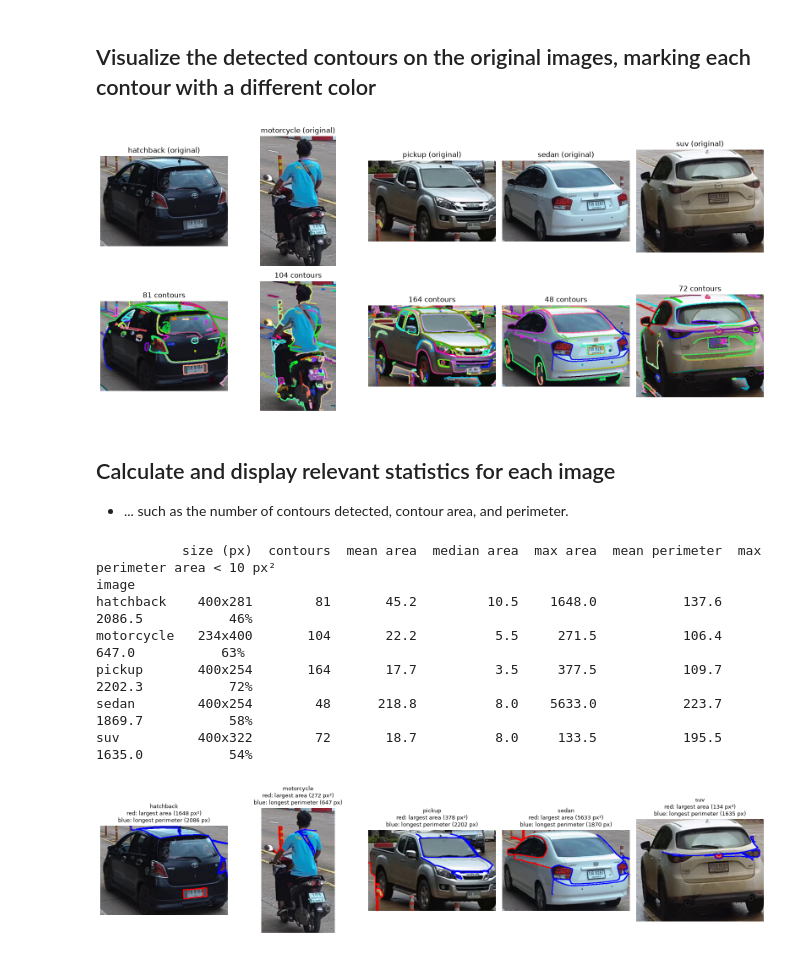
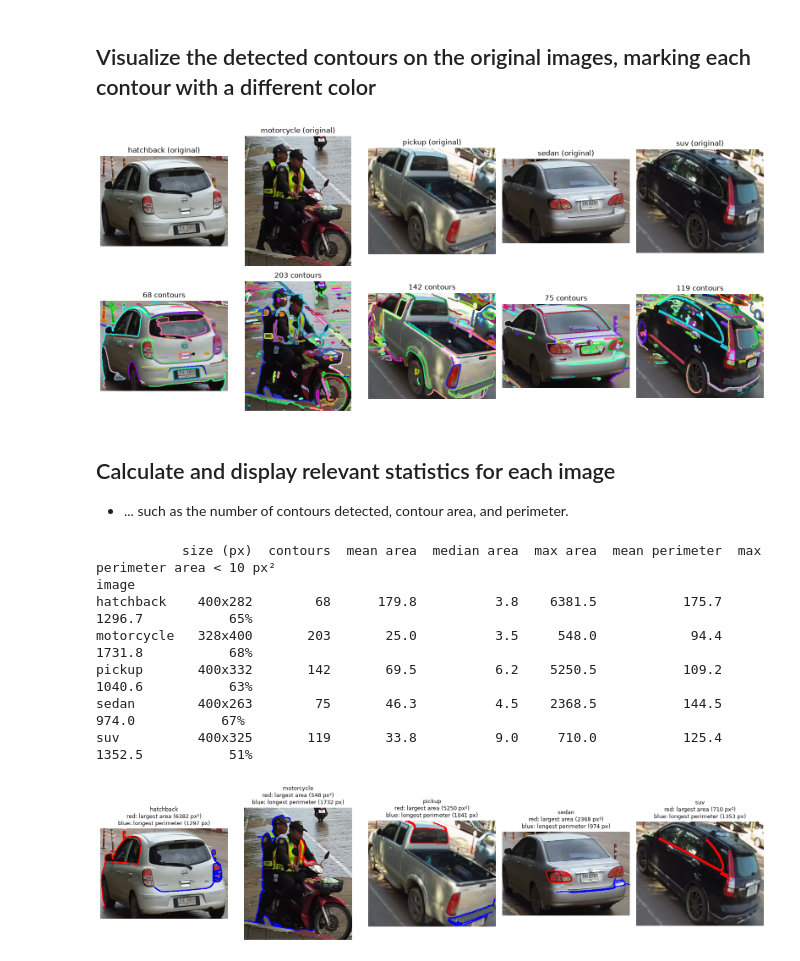
Before and after one commit to johannegg/IT3212, a Jupyter notebook: Assignment2/contour_detection.ipynb, the cells around one changed output. Cells and saved outputs as stored; diff of their text form; code cells hidden in the pictures.

Commit message:
change to same images used in blob detection

```diff
--- a/Assignment2/contour_detection.ipynb
+++ b/Assignment2/contour_detection.ipynb
@@ -48,35 +48,35 @@ Total images: 1310
 # %%
 import matplotlib.pyplot as plt
 
 # One example image per class
 examples = {
-    "hatchback":  "hatchback/PIC_1.jpg",
-    "motorcycle": "motorcycle/PIC_0.jpg",
-    "pickup":     "pickup/PIC_1.jpg",
-    "sedan":      "sedan/PIC_1.jpg",
-    "suv":        "suv/PIC_1.jpg",
+    "hatchback":  "hatchback/PIC_30.jpg",
+    "motorcycle": "motorcycle/PIC_30.jpg",
+    "pickup":     "pickup/PIC_30.jpg",
+    "sedan":      "sedan/PIC_30.jpg",
+    "suv":        "suv/PIC_30.jpg",
 }
 
 def draw_contours(img, contours, seed=0):
     # Step 4: draw every contour on a copy of the original image, each in its own colour
     out = img.copy()
     rng = np.random.default_rng(seed)
     for c in contours:
         color = tuple(int(v) for v in rng.integers(0, 256, 3))
         cv2.drawContours(out, [c], -1, color, 2)
     return out
 
 fig, ax = plt.subplots(2, len(examples), figsize=(16, 7))
 for j, (cls, file) in enumerate(examples.items()):
     img = load_image(os.path.join(DATA_DIR, file))
     edges, contours = detect_contours(img)
     ax[0, j].imshow(cv2.cvtColor(img, cv2.COLOR_BGR2RGB)); ax[0, j].set_title(f"{cls} (original)")
     ax[1, j].imshow(cv2.cvtColor(draw_contours(img, contours), cv2.COLOR_BGR2RGB))
     ax[1, j].set_title(f"{len(contours)} contours")
     ax[0, j].axis("off"); ax[1, j].axis("off")
 plt.tight_layout(); plt.show()
 # %% [output]
-[figure, old version]
+[figure, new version]
 # %% [markdown]
 ## Calculate and display relevant statistics for each image
 - ... such as the number of contours detected, contour area, and perimeter.
@@ -105,11 +105,11 @@ print(stats.to_string())
 # %% [output]
            size (px)  contours  mean area  median area  max area  mean perimeter  max perimeter area < 10 px²
 image
-hatchback    400x281        81       45.2         10.5    1648.0           137.6         2086.5           46%
-motorcycle   234x400       104       22.2          5.5     271.5           106.4          647.0           63%
-pickup       400x254       164       17.7          3.5     377.5           109.7         2202.3           72%
-sedan        400x254        48      218.8          8.0    5633.0           223.7         1869.7           58%
-suv          400x322        72       18.7          8.0     133.5           195.5         1635.0           54%
+hatchback    400x282        68      179.8          3.8    6381.5           175.7         1296.7           65%
+motorcycle   328x400       203       25.0          3.5     548.0            94.4         1731.8           68%
+pickup       400x332       142       69.5          6.2    5250.5           109.2         1040.6           63%
+sedan        400x263        75       46.3          4.5    2368.5           144.5          974.0           67%
+suv          400x325       119       33.8          9.0     710.0           125.4         1352.5           51%
 # %%
 fig, ax = plt.subplots(1, len(examples), figsize=(16, 3.8))
 for j, (cls, file) in enumerate(examples.items()):
@@ -125,4 +125,4 @@ for j, (cls, file) in enumerate(examples.items()):
                     f"blue: longest perimeter ({cv2.arcLength(longest, True):.0f} px)", fontsize=9)
 plt.tight_layout(); plt.show()
 # %% [output]
-[figure, old version]
+[figure, new version]
```
